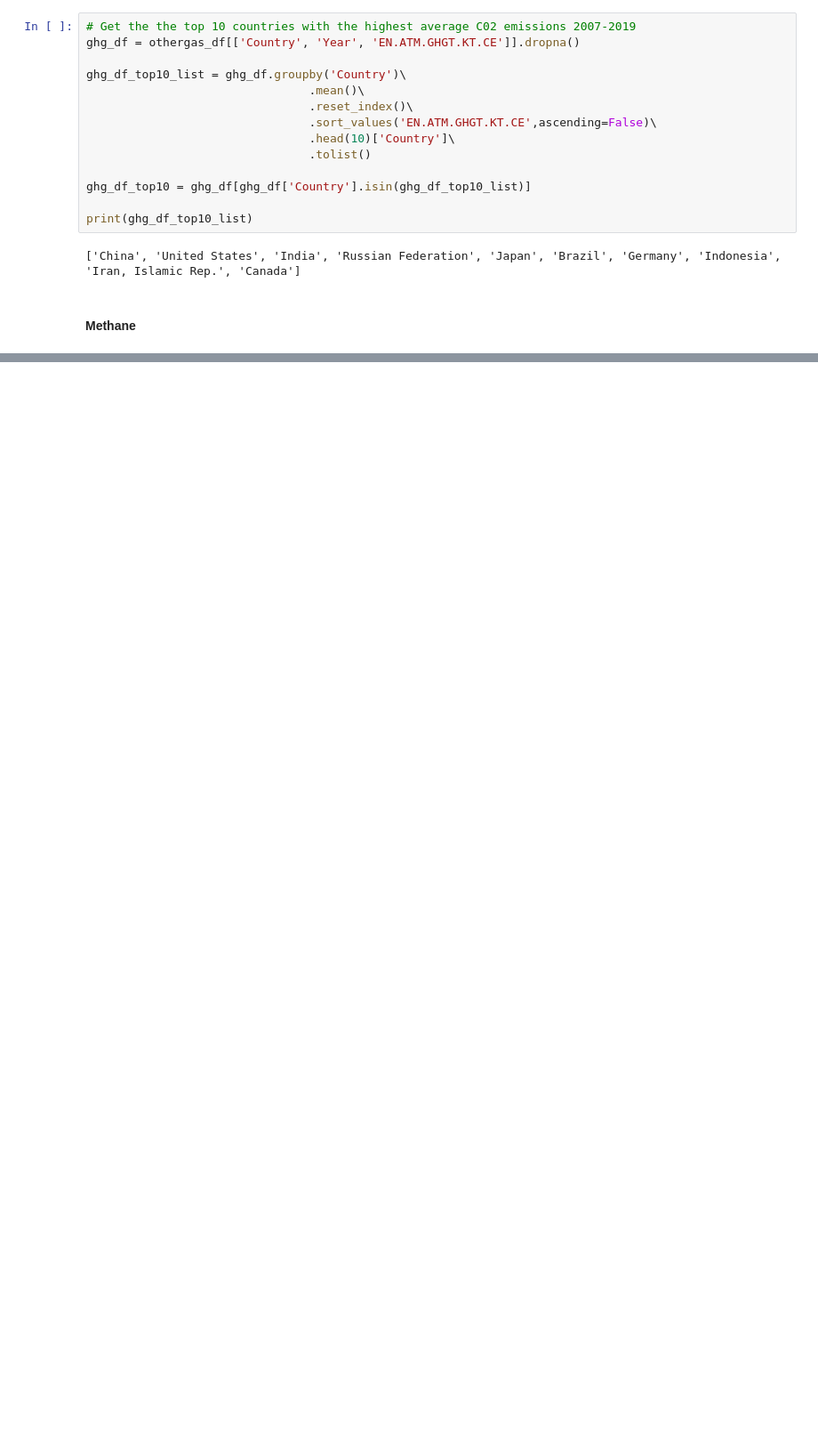
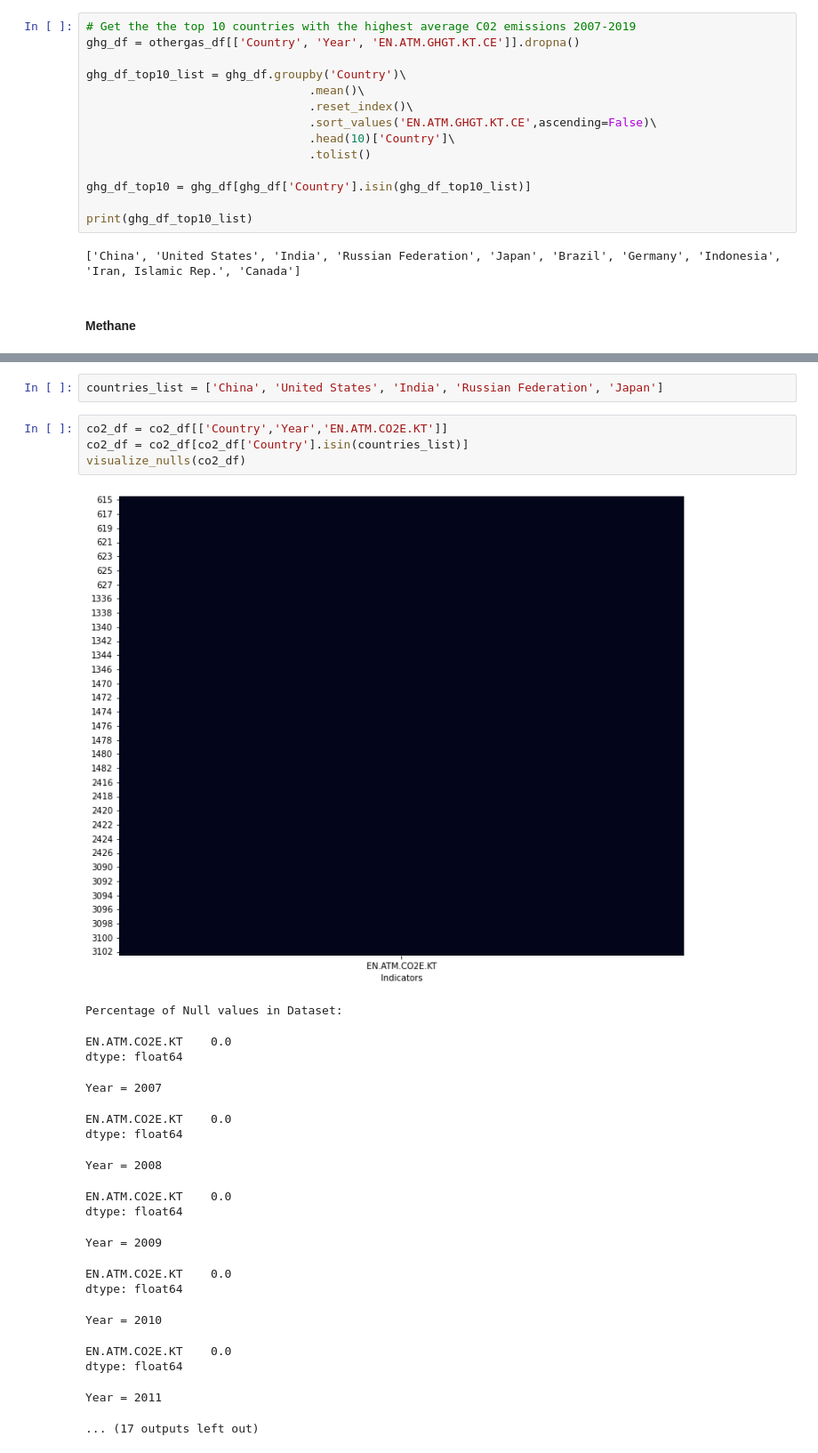
Before and after one commit to jords-santiago/humans_are_pollutants, a Jupyter notebook: 02_SourceCodes/01_Python_JupyterNotebook/01_EDA_World_Bank_Devt_vs_Environment.ipynb, the cells around one changed output, grey strips where cells are left out. Shown at 89% size. Cells and saved outputs as stored; diff of their text form; blank space fills up the shorter version.

```diff
--- a/02_SourceCodes/01_Python_JupyterNotebook/01_EDA_World_Bank_Devt_vs_Environment.ipynb
+++ b/02_SourceCodes/01_Python_JupyterNotebook/01_EDA_World_Bank_Devt_vs_Environment.ipynb
@@ -501,0 +402,25 @@ Text(0.5, 0.98, 'Access to clean fuels and technology for Cooking')
+# %%
+countries_list = ['China', 'United States', 'India', 'Russian Federation', 'Japan']
+# %%
+co2_df = co2_df[['Country','Year','EN.ATM.CO2E.KT']]
+co2_df = co2_df[co2_df['Country'].isin(countries_list)]
+visualize_nulls(co2_df)
+# %% [output]
+[figure, added]
+Percentage of Null values in Dataset:
+EN.ATM.CO2E.KT    0.0
+dtype: float64
+Year = 2007
+EN.ATM.CO2E.KT    0.0
+dtype: float64
+Year = 2008
+EN.ATM.CO2E.KT    0.0
+dtype: float64
+Year = 2009
+EN.ATM.CO2E.KT    0.0
+dtype: float64
+Year = 2010
+EN.ATM.CO2E.KT    0.0
+dtype: float64
+Year = 2011
+... (17 outputs left out)
```
Also changed, not shown: parts of 48 cells of this notebook.
